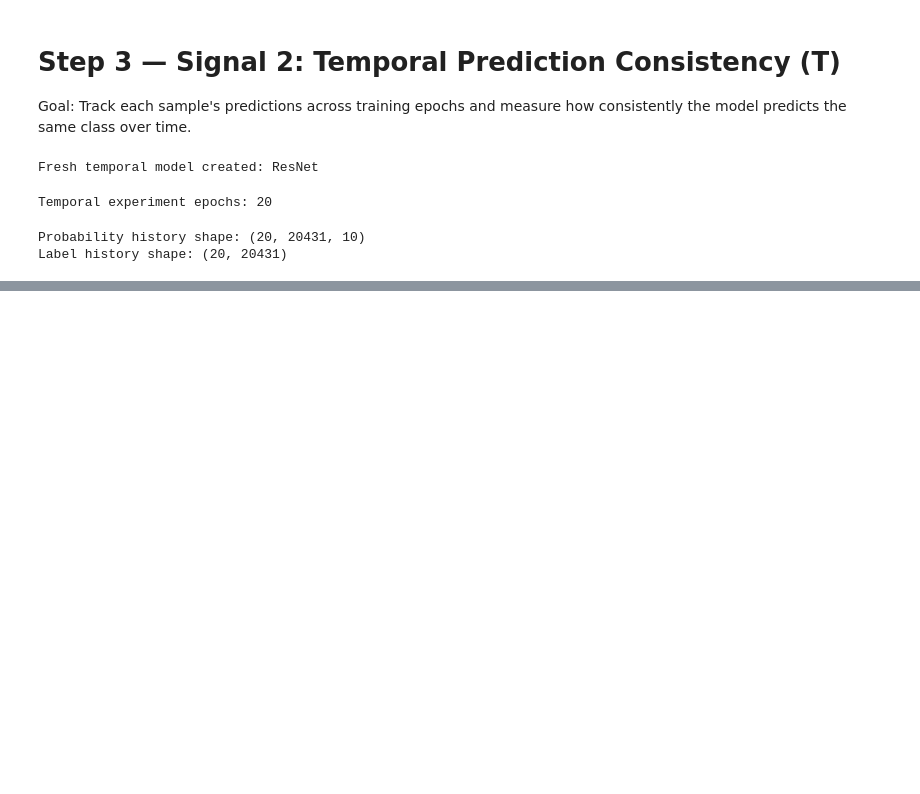
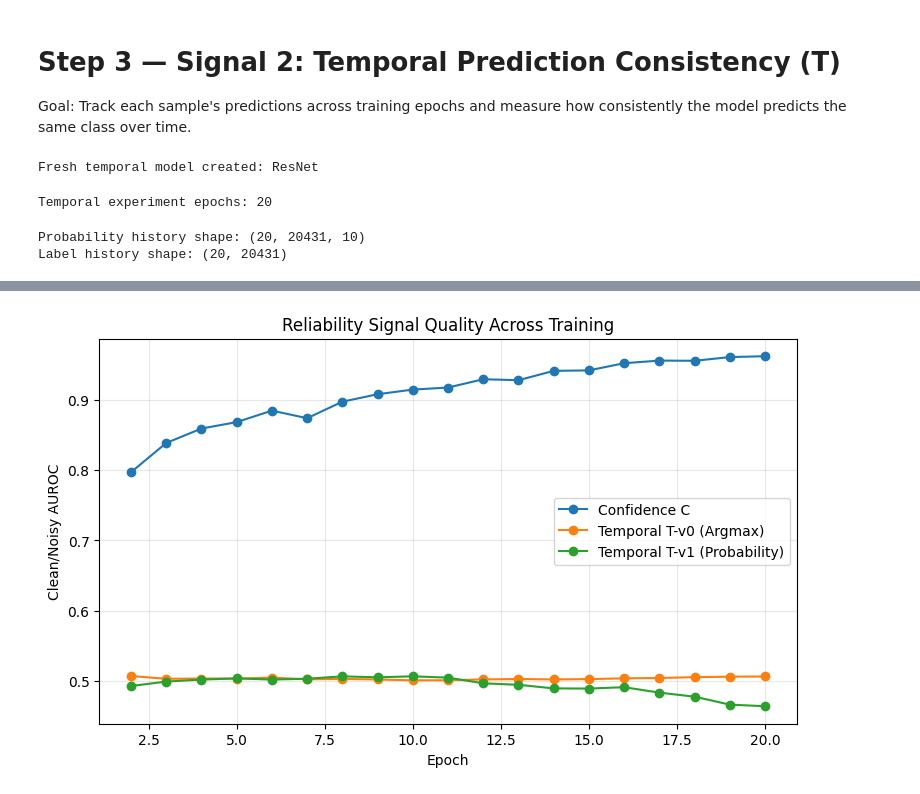
Before and after one commit to Thathsara-Devindi/SSTRE-LTNLL, a Jupyter notebook: LTNLL_Baseline.ipynb, the cells around one changed output, grey strips where cells are left out. Saved outputs shown, nothing was run; the diff lists cells and outputs as text; code cells hidden in the pictures; blank space fills up the shorter version.

```diff
--- a/LTNLL_Baseline.ipynb
+++ b/LTNLL_Baseline.ipynb
@@ -1263,0 +1493,35 @@ plt.show()
+# %%
+plt.figure(figsize=(9, 5))
+
+plt.plot(
+    signal_epoch_df["Epoch"],
+    signal_epoch_df["Confidence_C"],
+    marker="o",
+    label="Confidence C"
+)
+
+plt.plot(
+    signal_epoch_df["Epoch"],
+    signal_epoch_df["Temporal_T_v0"],
+    marker="o",
+    label="Temporal T-v0 (Argmax)"
+)
+
+plt.plot(
+    signal_epoch_df["Epoch"],
+    signal_epoch_df["Temporal_T_v1"],
+    marker="o",
+    label="Temporal T-v1 (Probability)"
+)
+
+plt.xlabel("Epoch")
+plt.ylabel("Clean/Noisy AUROC")
+plt.title(
+    "Reliability Signal Quality Across Training"
+)
+plt.legend()
+plt.grid(alpha=0.3)
+
+plt.show()
+# %% [output]
+[figure, added]
```
Also changed, not shown: parts of 31 cells of this notebook.
